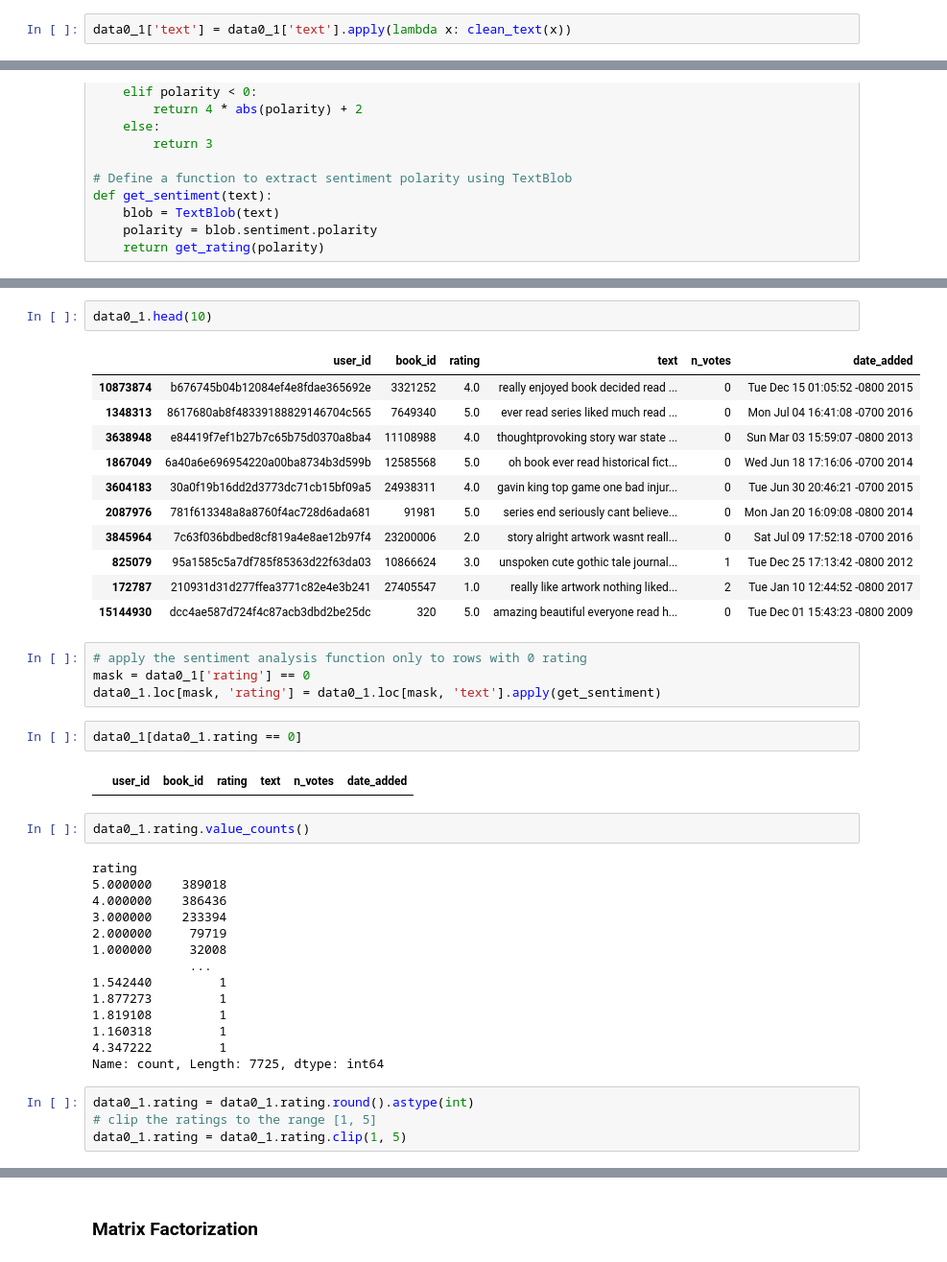
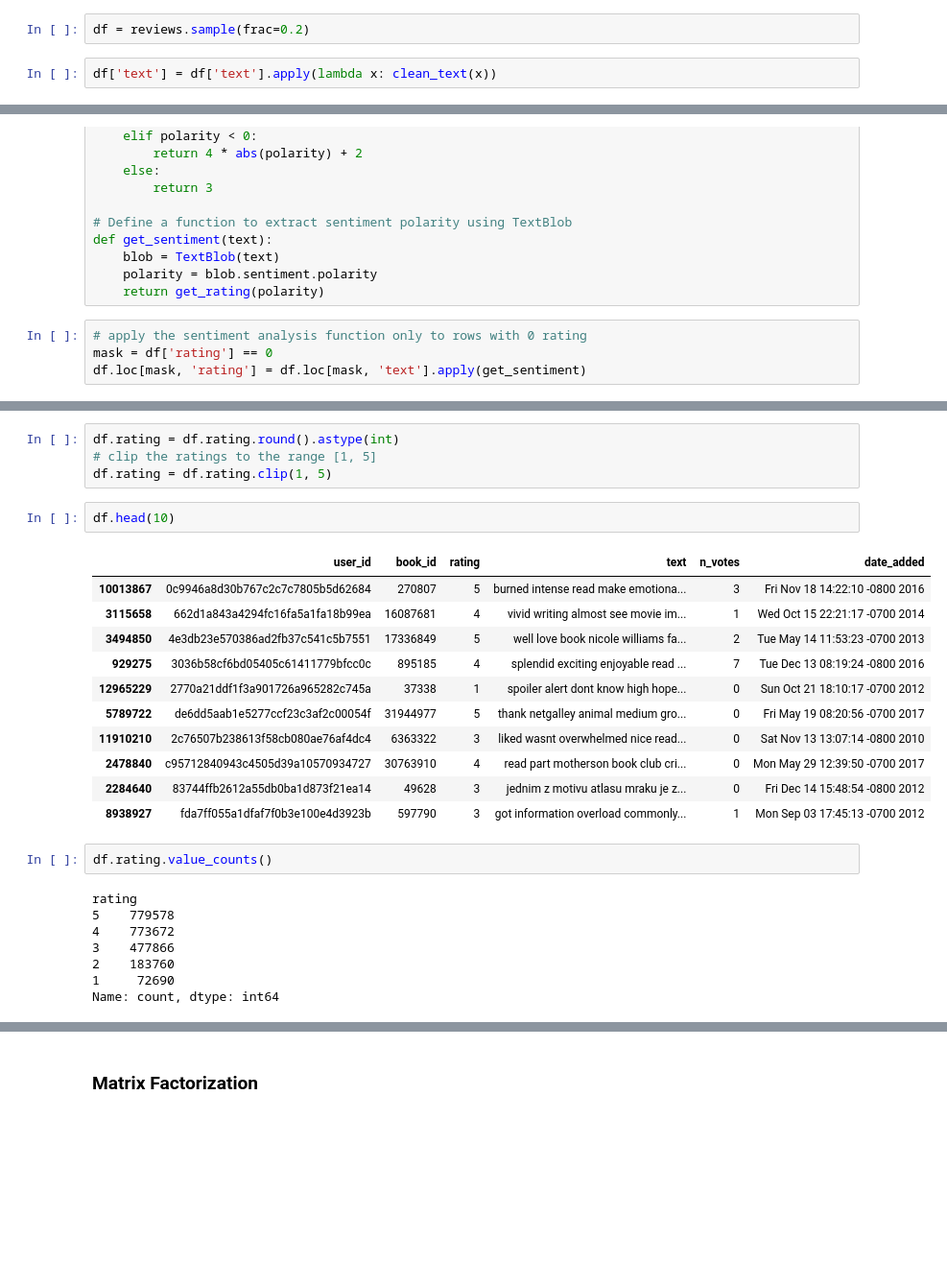
Before and after one commit to gleblevchyshyn/diplom, a Jupyter notebook: apps/recommendations/datasets/recs.ipynb, the cells around one changed output, grey strips where cells are left out. Shown at 96% size. Cells and saved outputs as stored; diff of their text form; blank space fills up the shorter version.

```diff
--- a/apps/recommendations/datasets/recs.ipynb
+++ b/apps/recommendations/datasets/recs.ipynb
@@ -253,5 +196,7 @@ data0_1[data0_1.rating == 0]
+# %%
+df = reviews.sample(frac=0.2)
 # %%
-data0_1['text'] = data0_1['text'].apply(lambda x: clean_text(x))
+df['text'] = df['text'].apply(lambda x: clean_text(x))
 # %%
 from textblob import TextBlob
 # Define a function to convert sentiment polarity to rating
@@ -268,3 +213,7 @@ def get_sentiment(text):
     blob = TextBlob(text)
     polarity = blob.sentiment.polarity
     return get_rating(polarity)
+# %%
+# apply the sentiment analysis function only to rows with 0 rating
+mask = df['rating'] == 0
+df.loc[mask, 'rating'] = df.loc[mask, 'text'].apply(get_sentiment)
@@ -271,42 +240,28 @@ def get_sentiment(text):
+# %%
+df.rating = df.rating.round().astype(int)
+# clip the ratings to the range [1, 5]
+df.rating = df.rating.clip(1, 5)
 # %%
-data0_1.head(10)
+df.head(10)
 # %% [output]
 |  | user_id | book_id | rating | text | n_votes | date_added |
-| 10873874 | b676745b04b12084ef4e8fdae365692e | 3321252 | 4.0 | really enjoyed book decided read ... | 0 | Tue Dec 15 01:05:52 -0800 2015 |
-| 1348313 | 8617680ab8f48339188829146704c565 | 7649340 | 5.0 | ever read series liked much read ... | 0 | Mon Jul 04 16:41:08 -0700 2016 |
-| 3638948 | e84419f7ef1b27b7c65b75d0370a8ba4 | 11108988 | 4.0 | thoughtprovoking story war state ... | 0 | Sun Mar 03 15:59:07 -0800 2013 |
-| 1867049 | 6a40a6e696954220a00ba8734b3d599b | 12585568 | 5.0 | oh book ever read historical fict... | 0 | Wed Jun 18 17:16:06 -0700 2014 |
-| 3604183 | 30a0f19b16dd2d3773dc71cb15bf09a5 | 24938311 | 4.0 | gavin king top game one bad injur... | 0 | Tue Jun 30 20:46:21 -0700 2015 |
-| 2087976 | 781f613348a8a8760f4ac728d6ada681 | 91981 | 5.0 | series end seriously cant believe... | 0 | Mon Jan 20 16:09:08 -0800 2014 |
-| 3845964 | 7c63f036bdbed8cf819a4e8ae12b97f4 | 23200006 | 2.0 | story alright artwork wasnt reall... | 0 | Sat Jul 09 17:52:18 -0700 2016 |
-| 825079 | 95a1585c5a7df785f85363d22f63da03 | 10866624 | 3.0 | unspoken cute gothic tale journal... | 1 | Tue Dec 25 17:13:42 -0800 2012 |
-| 172787 | 210931d31d277ffea3771c82e4e3b241 | 27405547 | 1.0 | really like artwork nothing liked... | 2 | Tue Jan 10 12:44:52 -0800 2017 |
-| 15144930 | dcc4ae587d724f4c87acb3dbd2be25dc | 320 | 5.0 | amazing beautiful everyone read h... | 0 | Tue Dec 01 15:43:23 -0800 2009 |
+| 10013867 | 0c9946a8d30b767c2c7c7805b5d62684 | 270807 | 5 | burned intense read make emotiona... | 3 | Fri Nov 18 14:22:10 -0800 2016 |
+| 3115658 | 662d1a843a4294fc16fa5a1fa18b99ea | 16087681 | 4 | vivid writing almost see movie im... | 1 | Wed Oct 15 22:21:17 -0700 2014 |
+| 3494850 | 4e3db23e570386ad2fb37c541c5b7551 | 17336849 | 5 | well love book nicole williams fa... | 2 | Tue May 14 11:53:23 -0700 2013 |
+| 929275 | 3036b58cf6bd05405c61411779bfcc0c | 895185 | 4 | splendid exciting enjoyable read ... | 7 | Tue Dec 13 08:19:24 -0800 2016 |
+| 12965229 | 2770a21ddf1f3a901726a965282c745a | 37338 | 1 | spoiler alert dont know high hope... | 0 | Sun Oct 21 18:10:17 -0700 2012 |
+| 5789722 | de6dd5aab1e5277ccf23c3af2c00054f | 31944977 | 5 | thank netgalley animal medium gro... | 0 | Fri May 19 08:20:56 -0700 2017 |
+| 11910210 | 2c76507b238613f58cb080ae76af4dc4 | 6363322 | 3 | liked wasnt overwhelmed nice read... | 0 | Sat Nov 13 13:07:14 -0800 2010 |
+| 2478840 | c95712840943c4505d39a10570934727 | 30763910 | 4 | read part motherson book club cri... | 0 | Mon May 29 12:39:50 -0700 2017 |
+| 2284640 | 83744ffb2612a55db0ba1d873f21ea14 | 49628 | 3 | jednim z motivu atlasu mraku je z... | 0 | Fri Dec 14 15:48:54 -0800 2012 |
+| 8938927 | fda7ff055a1dfaf7f0b3e100e4d3923b | 597790 | 3 | got information overload commonly... | 1 | Mon Sep 03 17:45:13 -0700 2012 |
-# %%
-# apply the sentiment analysis function only to rows with 0 rating
-mask = data0_1['rating'] == 0
-data0_1.loc[mask, 'rating'] = data0_1.loc[mask, 'text'].apply(get_sentiment)
-# %%
-data0_1[data0_1.rating == 0]
-# %% [output]
-|  | user_id | book_id | rating | text | n_votes | date_added |
 # %%
-data0_1.rating.value_counts()
+df.rating.value_counts()
 # %% [output]
 rating
-5.000000    389018
-4.000000    386436
-3.000000    233394
-2.000000     79719
-1.000000     32008
-             ...
-1.542440         1
-1.877273         1
-1.819108         1
-1.160318         1
-4.347222         1
-Name: count, Length: 7725, dtype: int64
+5    779578
+4    773672
+3    477866
+2    183760
+1     72690
+Name: count, dtype: int64
-# %%
-data0_1.rating = data0_1.rating.round().astype(int)
-# clip the ratings to the range [1, 5]
-data0_1.rating = data0_1.rating.clip(1, 5)
```
Also changed, not shown: parts of 24 cells of this notebook, 14 other files.
